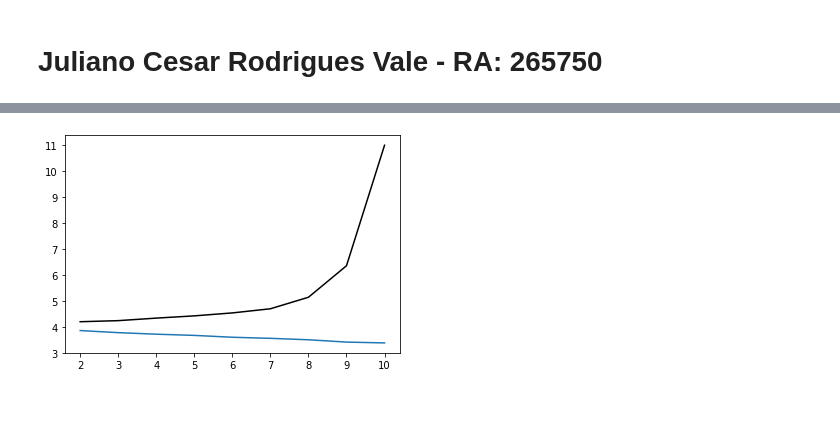
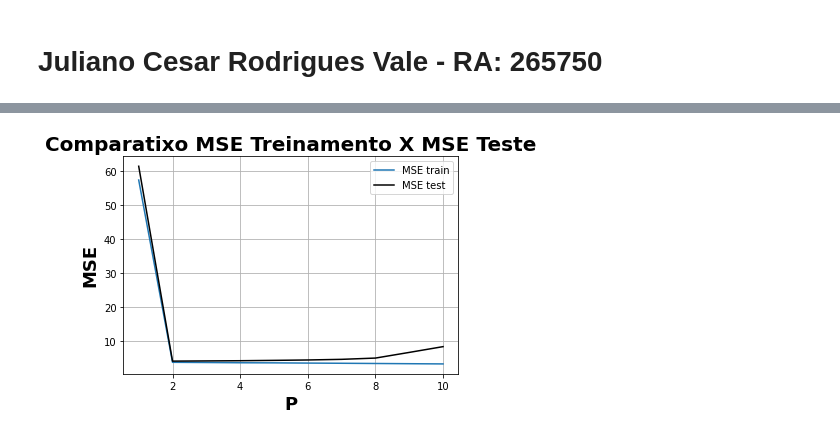
Before and after one commit to julianovale/PO450, a Jupyter notebook: Semana04_PO450_Atividade.ipynb, the cells around one changed output, grey strips where cells are left out. Cells and saved outputs as stored; diff of their text form; code cells hidden in the pictures; blank space fills up the shorter version.

```diff
--- a/Semana04_PO450_Atividade.ipynb
+++ b/Semana04_PO450_Atividade.ipynb
@@ -54,16 +55,21 @@ prop_test = 0.3
 # %%
 MSE_train_mean_hist = []
 MSE_test_mean_hist = []
 eixo_x = []
 
-for i in range(ordem-1):
-  MSE_train_mean, MSE_test_mean = roda(vezes, i+2)
+for i in range(ordem):
+  MSE_train_mean, MSE_test_mean = roda(vezes, i+1)
   MSE_train_mean_hist.append(MSE_train_mean)
   MSE_test_mean_hist.append(MSE_test_mean)
-  eixo_x.append(i+2)
+  eixo_x.append(i+1)
 
+plt.title("Comparatixo MSE Treinamento X MSE Teste", fontsize = 20, fontweight = 'bold')
+plt.xlabel("P", fontsize = 18, fontweight = 'bold')
+plt.ylabel("MSE", fontsize = 18, fontweight = 'bold')
 plt.plot(eixo_x, MSE_train_mean_hist)
 plt.plot(eixo_x, MSE_test_mean_hist, 'k')
+plt.legend(['MSE train','MSE test'])
+plt.grid()
 plt.show()
 # %% [output]
-[figure, old version]
+[figure, new version]
```
Also changed, not shown: parts of 5 cells of this notebook.
